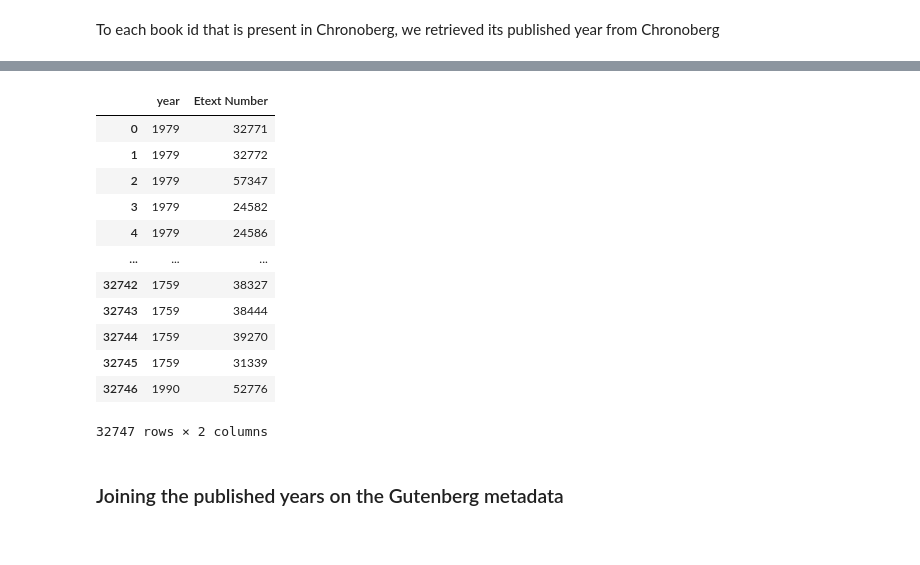
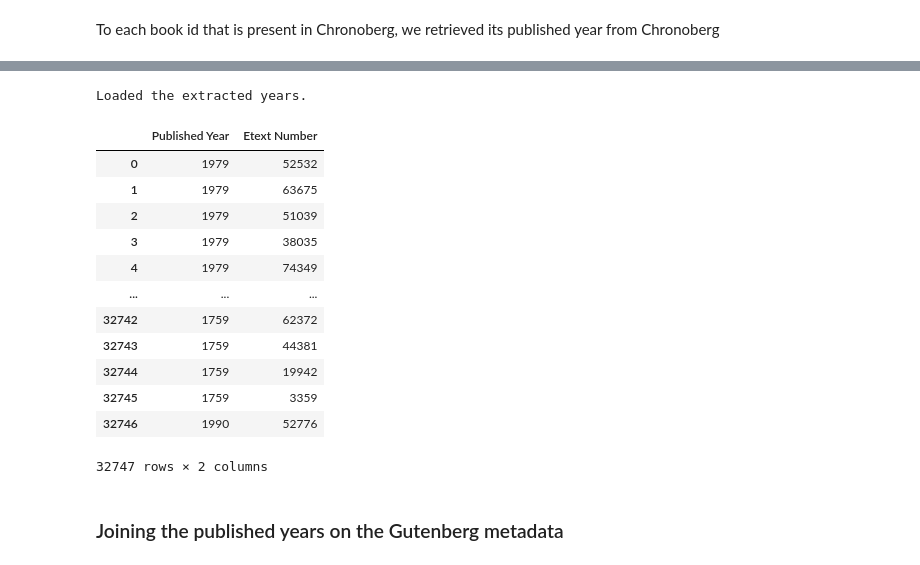
Before and after one commit to eglantine-vialaneix/opium-gutenberg, a Jupyter notebook: code/1_preprocessing/data_preparation.ipynb, the cells around one changed output, grey strips where cells are left out. Saved outputs shown, nothing was run; the diff lists cells and outputs as text; code cells hidden in the pictures.

Commit message:
cleaned date extraction and improved authors' gender retrieval

```diff
--- a/code/1_preprocessing/data_preparation.ipynb
+++ b/code/1_preprocessing/data_preparation.ipynb
@@ -137,4 +139,7 @@ path_to_fulltexts = "../../../../Downloads/history/opium_books_fulltext/"
 # %%
-with open(f"{path_to_cached_gutenberg}books/{book_ids[0]}", 'r') as f:
+path_to_fulltexts = os.path.join(path_to_cached_gutenberg, "books")
+
+a_random_book = random.choice(book_ids)
+with open(os.path.join(path_to_fulltexts, a_random_book), 'r') as f:
     print(f.read(2000))
 # %% [output]
@@ -158,8 +163,2 @@ disclaims most of our liability to you.  It
 # %% [markdown]
 ### Extracting the books present in Chronoberg's rows
-# %%
-# This cell takes approx. 40 min to run
-results = pd.DataFrame(
-    extract_books_fast(df_chronoberg, book_ids, f"{path_to_cached_gutenberg}books/"),
-    columns=["year", "book_id"]
-)
@@ -187,20 +167,42 @@ results
+# %%
+extract_years_from_scratch = False
+
+if extract_years_from_scratch:
+    # This command takes approx. 30 min to run
+    results = pd.DataFrame(
+        extract_books_fast(df_chronoberg, book_ids, path_to_fulltexts),
+        columns=["Published Year", "Etext Number"]
+    )
 # %%
-#results.to_csv("../../data/metadata_files/years_and_booksIDs.csv")
-results = pd.read_csv("../../data/metadata_files/years_and_booksIDs.csv", index_col=0)
+overwrite_extracted_years = False  # ⚠️ if you put this to True, make sure you reran the previous cell as well
+load_extracted_years = not overwrite_extracted_years
+
+if overwrite_extracted_years:
+    results.to_csv("../../data/metadata_files/years_and_booksIDs.csv")
+    print("Overwrote and saved extracted years.")
+
+elif load_extracted_years:
+    results = pd.read_csv("../../data/metadata_files/years_and_booksIDs.csv", index_col=0)
+    print("Loaded the extracted years.")
+
+else:
+    raise NotImplementedError("Did not write nor load any years_and_booksIDs.csv file. Choose if you want to overwrite or load said csv file using the boolean variables.")
+# %% [output]
+Loaded the extracted years.
 # %%
-results.rename(columns={"book_id":"Etext Number"})
+results
 # %% [output]
-|  | year | Etext Number |
-| 0 | 1979 | 32771 |
-| 1 | 1979 | 32772 |
-| 2 | 1979 | 57347 |
-| 3 | 1979 | 24582 |
-| 4 | 1979 | 24586 |
+|  | Published Year | Etext Number |
+| 0 | 1979 | 52532 |
+| 1 | 1979 | 63675 |
+| 2 | 1979 | 51039 |
+| 3 | 1979 | 38035 |
+| 4 | 1979 | 74349 |
 | ... | ... | ... |
-| 32742 | 1759 | 38327 |
-| 32743 | 1759 | 38444 |
-| 32744 | 1759 | 39270 |
-| 32745 | 1759 | 31339 |
+| 32742 | 1759 | 62372 |
+| 32743 | 1759 | 44381 |
+| 32744 | 1759 | 19942 |
+| 32745 | 1759 | 3359 |
 | 32746 | 1990 | 52776 |
 32747 rows × 2 columns
 # %% [markdown]
```
Also changed, not shown: parts of 21 cells of this notebook, 3 other files.
